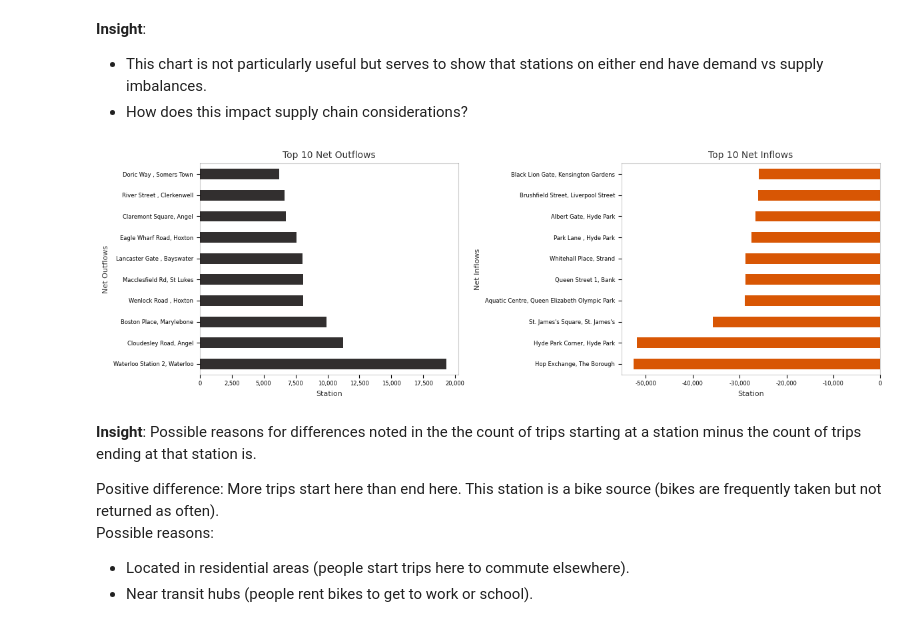
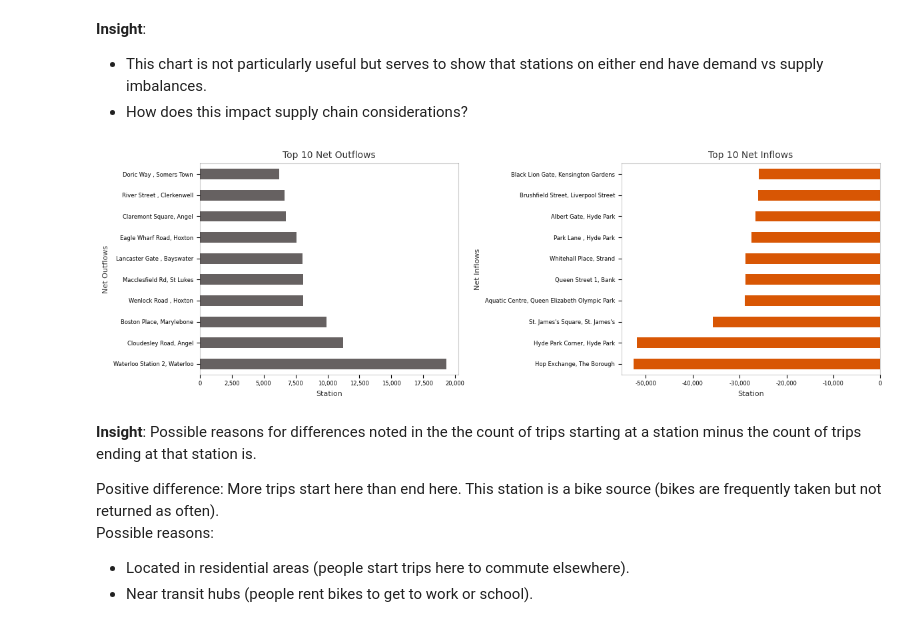
Before and after one commit to KarlMeierMattern/cycling-tfl, a Jupyter notebook: main.ipynb, the cells around one changed output. Drawn from its saved outputs; the diff is of its cells as text; code cells hidden in the pictures.

```diff
--- a/main.ipynb
+++ b/main.ipynb
@@ -1132,36 +929,35 @@ fig, ax = plt.subplots(1,2, figsize=(12,4))
 
 top_10_net_outflow = station_usage.sort_values(ascending=False)[:10]
 top_10_net_inflow = station_usage.sort_values(ascending=True)[:10]
 
-top_10_net_outflow.plot(kind='barh',ax=ax[0], color="#322f2f")
+top_10_net_outflow.plot(kind='barh',ax=ax[0], color="#666161")
 top_10_net_inflow.plot(kind='barh',ax=ax[1], color="#D85604")
 
 # Net outflows
 ax[0].set_title('Top 10 Net Outflows', alpha=0.8, fontsize=10)
 ax[0].set_xlabel('Station', alpha=0.8, fontsize=8)
 ax[0].set_ylabel('Net Outflows', alpha=0.8, fontsize=8)
 ax[0].tick_params(axis='x', labelsize=6)
 ax[0].tick_params(axis='y', labelsize=6)
 for spine in ax[0].spines.values():
     spine.set_alpha(0.2)
 
 # Net inflows
 ax[1].set_title('Top 10 Net Inflows', alpha=0.8, fontsize=10)
 ax[1].set_xlabel('Station', alpha=0.8, fontsize=8)
 ax[1].set_ylabel('Net Inflows', alpha=0.8, fontsize=8)
 ax[1].tick_params(axis='x', labelsize=6)
 ax[1].tick_params(axis='y', labelsize=6)
 for spine in ax[1].spines.values():
     spine.set_alpha(0.2)
 
-# Adjust y-axis tick formatting to remove scientific notation
 ax[0].xaxis.set_major_formatter(mticker.FuncFormatter(lambda x, pos: f'{int(x):,}'))
 ax[1].xaxis.set_major_formatter(mticker.FuncFormatter(lambda x, pos: f'{int(x):,}'))
 
 plt.tight_layout()
 plt.show()
 # %% [output]
-[figure, old version]
+[figure, new version]
 # %% [markdown]
 **Insight**: Possible reasons for differences noted in the the count of trips starting at a station minus the count of trips ending at that station is.
 
```
Also changed, not shown: parts of 78 cells of this notebook, 3 other files.
